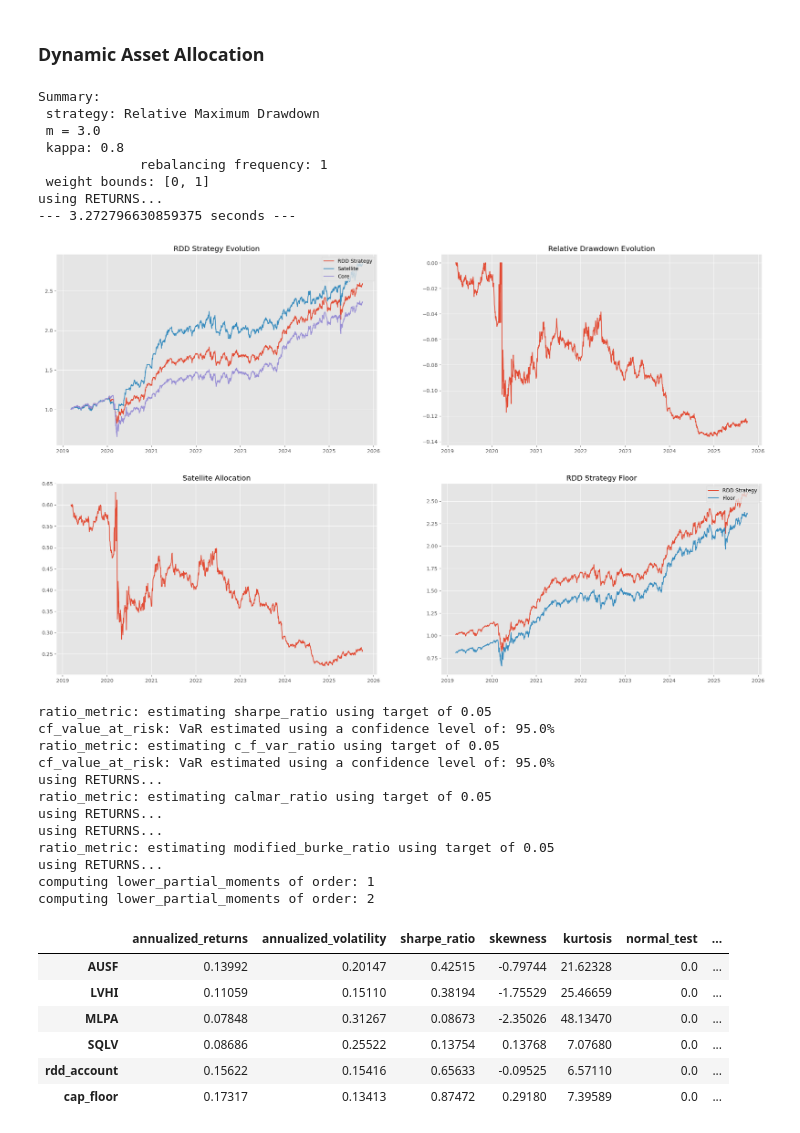
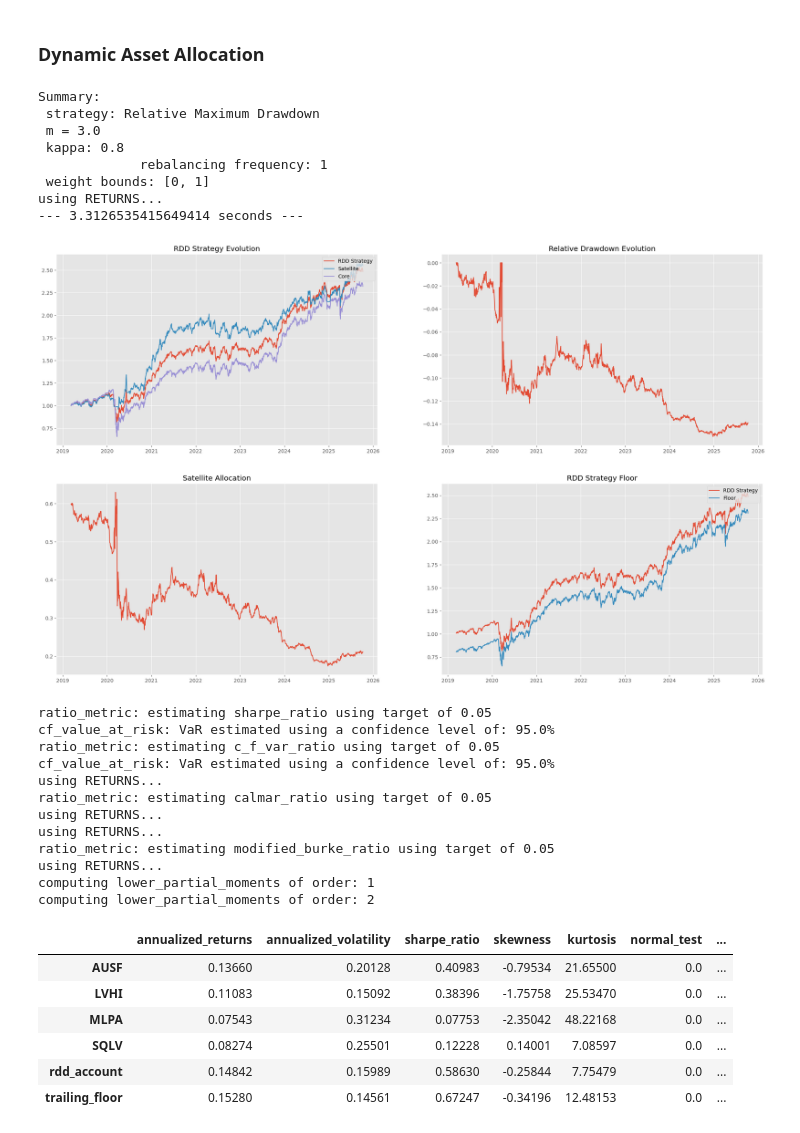
Before and after one commit to germanova/dynamic_asset_allocation_and_diversification, a Jupyter notebook: daa_diversification.ipynb, the cells around one changed output. Drawn from its saved outputs; the diff is of its cells as text; code cells hidden in the pictures.

```diff
--- a/daa_diversification.ipynb
+++ b/daa_diversification.ipynb
@@ -20,7 +20,7 @@ end = date.today()
 prices = data_yahoo(tickers,freq, start, end, ['Adj Close'], False)
 display(prices)
 prices = fix_na_data_yahoo(prices)
-prices = normalize_data(prices, False, 1, True, True)
+prices = normalize_data(prices, False, 10000, True, True)
 returns = prices.pct_change().dropna()
 # %% [output]
 [*********************100%***********************]  4 of 4 completed
@@ -45,8 +45,8 @@ using CLOSING PRICES...
 # %% [markdown]
 ##### Try rebalancing with stop loss and take profit
 # %%
-trigger_simulation = TriggerSimulation(returns, exit_type='cap_floor', rebal_type= 'markowitz', safe_asset='cash_bank',
-                                       threshold=[0.1,0.07], window=45, rebal = 30, gamma = 0.5, w_bounds = (0,0.4))
+trigger_simulation = TriggerSimulation(returns, exit_type='trailing_floor', rebal_type= 'markowitz', safe_asset='cash_bank',
+                                       threshold=0.07, window=45, rebal = 30, gamma = 0.5, w_bounds = (0,0.4), t_c = 0.00125, t_c_type='pct')
 backtest_results = trigger_simulation.trigger_simulation()
 # %% [output]
 using gamma = 0.5
@@ -83,8 +83,8 @@ Summary:
              rebalancing frequency: 1
  weight bounds: [0, 1]
 using RETURNS...
---- 3.272796630859375 seconds ---
+--- 3.3126535415649414 seconds ---
-[figure, old version]
+[figure, new version]
 # %%
 results = returns.join(daa_result['history'][strategy_name].pct_change().dropna(), on = 'Date')
 results = results.join(backtest_results['portfolio_value'].pct_change().dropna(), on = 'Date')
@@ -94,37 +94,37 @@ metrics = [(annualized_returns, {}), (annualized_volatility, {}),
                    (ratio_metric, {'metric': 'sharpe_ratio', 'target': TARGET}
                     ), (scipy_metric, {'metric': 'skewness'}),
                    (scipy_metric, {'metric': 'kurtosis'}
                     ), (scipy_metric, {'metric': 'normal_test'}),
                    (cf_value_at_risk, {'percentage': PERCENTAGE}),
                    (ratio_metric, {'metric': 'c_f_var_ratio',
                     'target': TARGET, 'percentage': PERCENTAGE}),
                    (max_drawdown, {}), (ratio_metric, {
                        'metric': 'calmar_ratio', 'target': TARGET}),
                    (modified_burke_drawdown_measure, {}), (ratio_metric, {
                        'metric': 'modified_burke_ratio', 'target': TARGET}),
                    (omega_ratio_put_option, {'target': TARGET}),
                    (sortino_ratio, {'target': TARGET})
                    ]
 
 # try metrics=ALL_ABS_METRICS
-results_table = performance_metrics(results.drop(columns=['cash_bank']), metrics, round_to=5)
+results_table = performance_metrics(results, metrics, round_to=5)
 # %% [output]
 ratio_metric: estimating sharpe_ratio using target of 0.05
 cf_value_at_risk: VaR estimated using a confidence level of: 95.0%
 ratio_metric: estimating c_f_var_ratio using target of 0.05
 cf_value_at_risk: VaR estimated using a confidence level of: 95.0%
 using RETURNS...
 ratio_metric: estimating calmar_ratio using target of 0.05
 using RETURNS...
 using RETURNS...
 ratio_metric: estimating modified_burke_ratio using target of 0.05
 using RETURNS...
 computing lower_partial_moments of order: 1
 computing lower_partial_moments of order: 2
 |  | annualized_returns | annualized_volatility | sharpe_ratio | skewness | kurtosis | normal_test | ... |
-| AUSF | 0.13992 | 0.20147 | 0.42515 | -0.79744 | 21.62328 | 0.0 | ... |
-| LVHI | 0.11059 | 0.15110 | 0.38194 | -1.75529 | 25.46659 | 0.0 | ... |
-| MLPA | 0.07848 | 0.31267 | 0.08673 | -2.35026 | 48.13470 | 0.0 | ... |
-| SQLV | 0.08686 | 0.25522 | 0.13754 | 0.13768 | 7.07680 | 0.0 | ... |
-| rdd_account | 0.15622 | 0.15416 | 0.65633 | -0.09525 | 6.57110 | 0.0 | ... |
-| cap_floor | 0.17317 | 0.13413 | 0.87472 | 0.29180 | 7.39589 | 0.0 | ... |
+| AUSF | 0.13660 | 0.20128 | 0.40983 | -0.79534 | 21.65500 | 0.0 | ... |
+| LVHI | 0.11083 | 0.15092 | 0.38396 | -1.75758 | 25.53470 | 0.0 | ... |
+| MLPA | 0.07543 | 0.31234 | 0.07753 | -2.35042 | 48.22168 | 0.0 | ... |
+| SQLV | 0.08274 | 0.25501 | 0.12228 | 0.14001 | 7.08597 | 0.0 | ... |
+| rdd_account | 0.14842 | 0.15989 | 0.58630 | -0.25844 | 7.75479 | 0.0 | ... |
+| trailing_floor | 0.15280 | 0.14561 | 0.67247 | -0.34196 | 12.48153 | 0.0 | ... |
```
Also changed, not shown: parts of 2 cells of this notebook, 1 other file.
